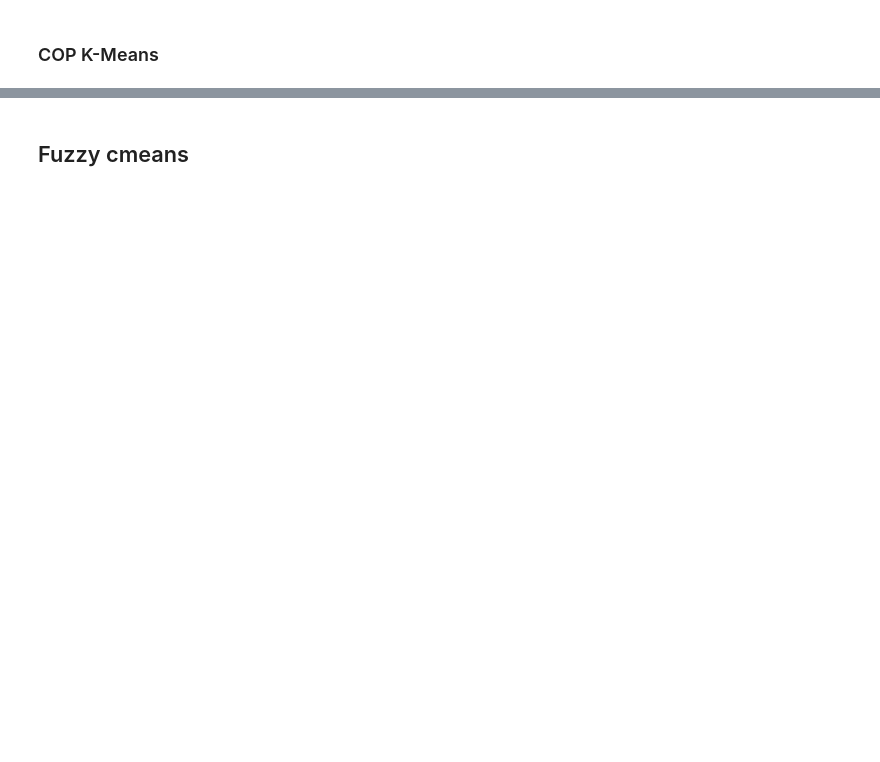
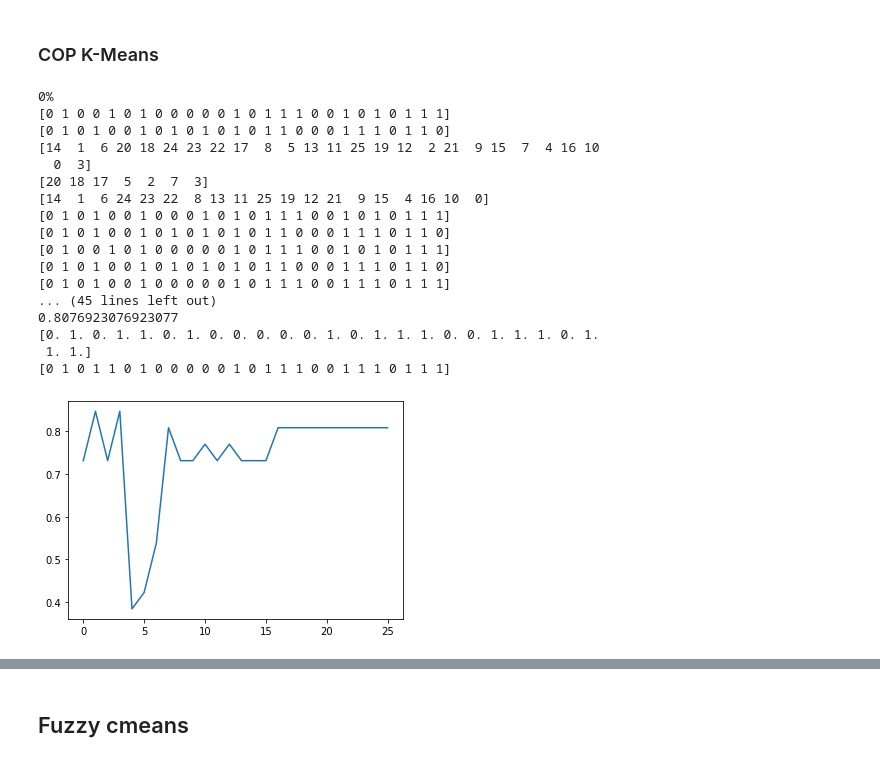
Before and after one commit to alexandremerasli/TFE, a Jupyter notebook: cluster_data.ipynb, the cells around one changed output, grey strips where cells are left out. Saved outputs shown, nothing was run; the diff lists cells and outputs as text; code cells hidden in the pictures; blank space fills up the shorter version.

```diff
--- a/cluster_data.ipynb
+++ b/cluster_data.ipynb
@@ -3032,7 +3108,7 @@ from COPKmeans import COPKmeans
 
 nRun = 1
 
-kmeansSSL_result = MapMethodResults("Kmeans SSL",random_init,n_neighbors = 4)
+kmeansSSL_result = MapMethodResults("Kmeans SSL",random_init,n_neighbors = 4,singleRun=False)
 for i in range(nRun):
     print(str(int(i*100/nRun)) + "%")
     sslLabel = -1*np.ones(N)
@@ -3055,33 +3131,52 @@ for i in range(nRun):
         sslLabel[SSAToLabel] = 1
         SemiSLAccuracy[p] = np.max(kmeansSSL_result.accuracy)
         if (p==0):
             points = kmeansSSL_result.best_points
             kmeansSSL_result.trueWrongClusters()
             print(kmeansSSL_result.misClassified)
             print(kmeansSSL_result.wellClassified)
         if (p==N-1):
             print(SemiSLAccuracy[p])
 
         '''
         acc = sum(condition==kmeansSSL_result.label)/N
         print(kmeansSSL_result.label)
         print(acc)
         '''
 
     kmeansSSL_result.probaLabel += sslLabel/nRun
     if (nRun == 1):
         plt.plot(SemiSLAccuracy)
 
 print(kmeansSSL_result.probaLabel)
 kmeansSSL_result.label = np.where(kmeansSSL_result.probaLabel<0.5,0,1)
 print(kmeansSSL_result.label)
 
 acc = sum(condition==kmeansSSL_result.label)/N
 if (acc<0.5):
     kmeansSSL_result.label = 1-kmeansSSL_result.label
     kmeansSSL_result.accuracy[0,0] = 1-acc
 else:
     kmeansSSL_result.accuracy[0,0] = acc
+# %% [output]
+0%
+[0 1 0 0 1 0 1 0 0 0 0 0 1 0 1 1 1 0 0 1 0 1 0 1 1 1]
+[0 1 0 1 0 0 1 0 1 0 1 0 1 0 1 1 0 0 0 1 1 1 0 1 1 0]
+[14  1  6 20 18 24 23 22 17  8  5 13 11 25 19 12  2 21  9 15  7  4 16 10
+  0  3]
+[20 18 17  5  2  7  3]
+[14  1  6 24 23 22  8 13 11 25 19 12 21  9 15  4 16 10  0]
+[0 1 0 1 0 0 1 0 0 0 1 0 1 0 1 1 1 0 0 1 0 1 0 1 1 1]
+[0 1 0 1 0 0 1 0 1 0 1 0 1 0 1 1 0 0 0 1 1 1 0 1 1 0]
+[0 1 0 0 1 0 1 0 0 0 0 0 1 0 1 1 1 0 0 1 0 1 0 1 1 1]
+[0 1 0 1 0 0 1 0 1 0 1 0 1 0 1 1 0 0 0 1 1 1 0 1 1 0]
+[0 1 0 1 0 0 1 0 0 0 0 0 1 0 1 1 1 0 0 1 1 1 0 1 1 1]
+... (45 lines left out)
+0.8076923076923077
+[0. 1. 0. 1. 1. 0. 1. 0. 0. 0. 0. 0. 1. 0. 1. 1. 1. 0. 0. 1. 1. 1. 0. 1.
+ 1. 1.]
+[0 1 0 1 1 0 1 0 0 0 0 0 1 0 1 1 1 0 0 1 1 1 0 1 1 1]
+[figure, added]
 # %%
 kmeansSSL_result.twoClustersMethodResult()
 
```
Also changed, not shown: parts of 45 cells of this notebook.
